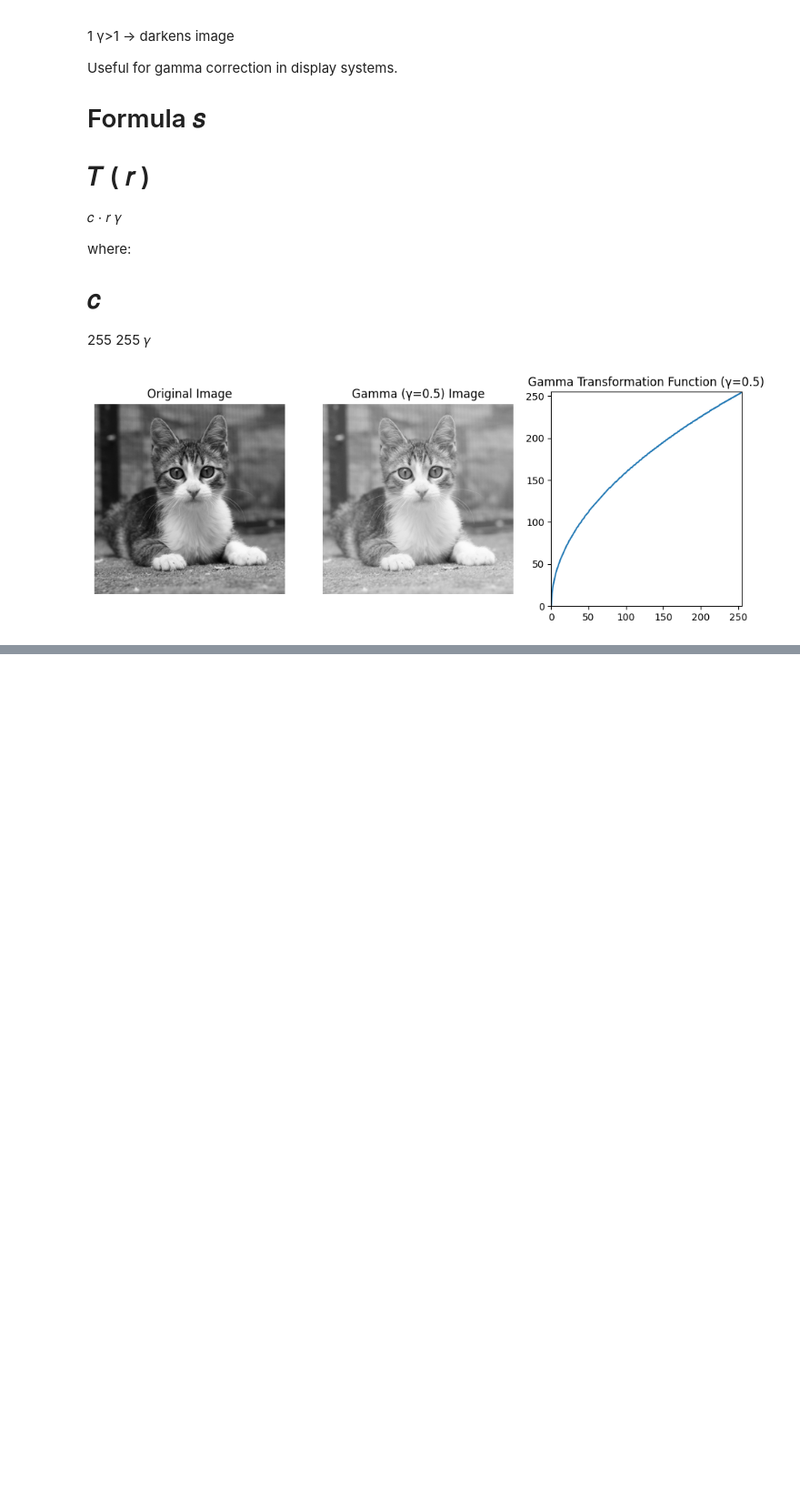
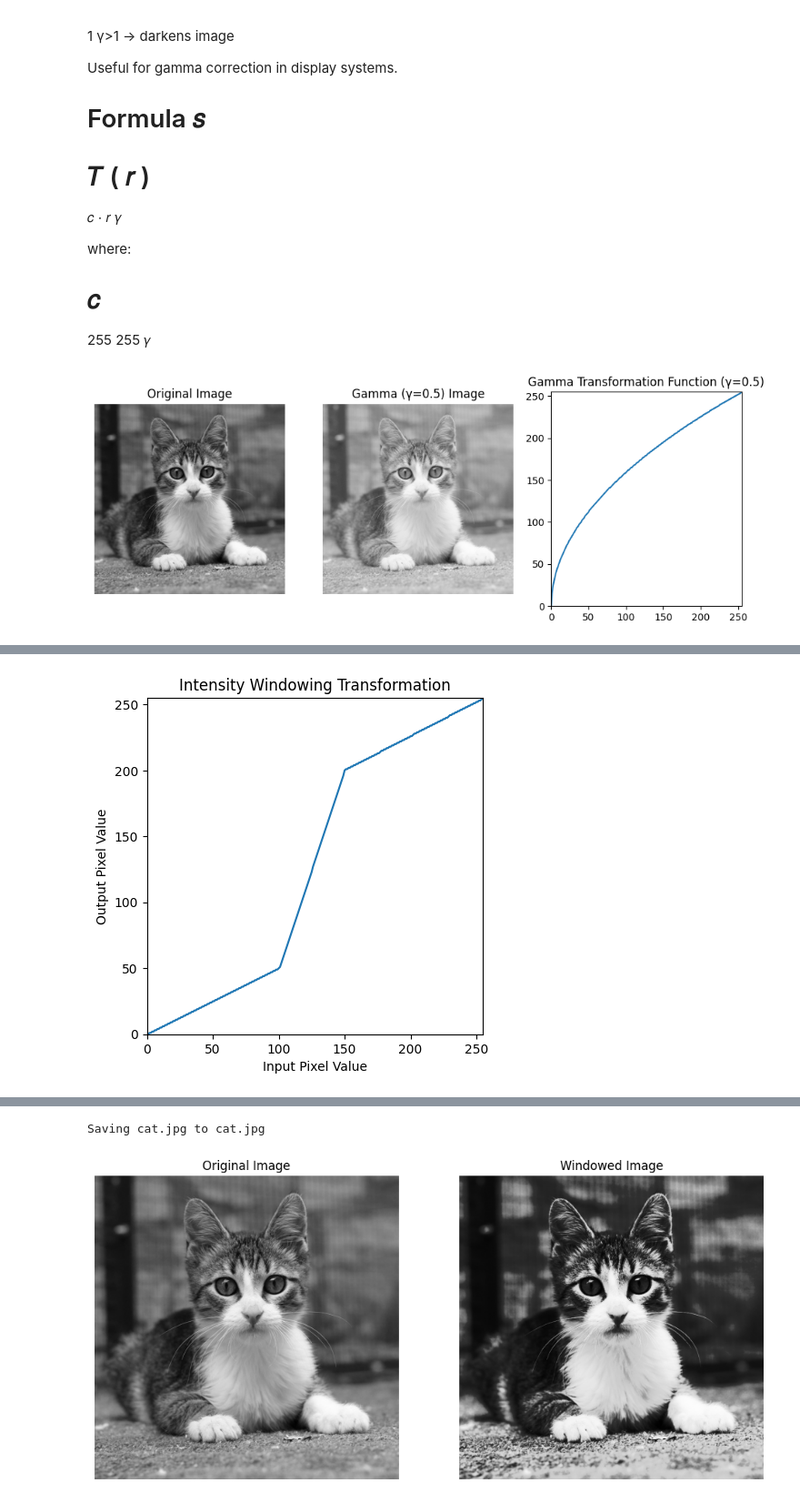
Before and after one commit to NadhaIrshad/In22-S5-EN3160---Image-Processing-and-Machine-Vision, a Jupyter notebook: Point_Operations.ipynb, the cells around one changed output, grey strips where cells are left out. Shown at 91% size. Drawn from its saved outputs; the diff is of its cells as text; code cells hidden in the pictures; blank space fills up the shorter version.

```diff
--- a/Point_Operations.ipynb
+++ b/Point_Operations.ipynb
@@ -342,0 +356,61 @@ plt.show()
+# %%
+# Intensity Windowing in Colab
+import cv2 as cv
+import numpy as np
+import matplotlib.pyplot as plt
+
+# --- Step 1: Define windowing parameters ---
+# Two control points: (input_value, output_value)
+c = np.array([(100, 50),   # Point 1
+              (150, 200)]) # Point 2
+
+# --- Step 2: Create transformation function ---
+# Segment 1: from 0 to c[0,0]
+t1 = np.linspace(0, c[0,1], c[0,0] + 1 - 0).astype('uint8')
+
+# Segment 2: from c[0,0] to c[1,0]
+t2 = np.linspace(c[0,1] + 1, c[1,1], c[1,0] - c[0,0]).astype('uint8')
+
+# Segment 3: from c[1,0] to 255
+t3 = np.linspace(c[1,1] + 1, 255, 255 - c[1,0]).astype('uint8')
+
+# Combine all into a single mapping table
+transform = np.concatenate((t1, t2), axis=0).astype('uint8')
+transform = np.concatenate((transform, t3), axis=0).astype('uint8')
+
+# --- Step 3: Plot the transformation curve ---
+fig, ax = plt.subplots()
+ax.plot(transform)
+ax.set_xlabel('Input Pixel Value')
+ax.set_ylabel('Output Pixel Value')
+ax.set_xlim(0, 255)
+ax.set_ylim(0, 255)
+ax.set_aspect('equal')
+ax.set_title('Intensity Windowing Transformation')
+plt.show()
+
+# --- Step 4: Load a grayscale image ---
+# Upload an image first if you don't have one
+from google.colab import files
+uploaded = files.upload()
+
+# Replace with the uploaded filename
+image_path = list(uploaded.keys())[0]
+img_orig = cv.imread(image_path, cv.IMREAD_GRAYSCALE)
+
+# --- Step 5: Apply windowing transformation ---
+image_transformed = cv.LUT(img_orig, transform)
+
+# --- Step 6: Display results ---
+fig, ax = plt.subplots(1, 2, figsize=(12, 6))
+ax[0].imshow(img_orig, cmap='gray', vmin=0, vmax=255)
+ax[0].set_title('Original Image')
+ax[0].axis('off')
+
+ax[1].imshow(image_transformed, cmap='gray', vmin=0, vmax=255)
+ax[1].set_title('Windowed Image')
+ax[1].axis('off')
+
+plt.show()
+# %% [output]
+[figure, added]
@@ -342,0 +418,2 @@ plt.show()
+Saving cat.jpg to cat.jpg
+[figure, added]
```
Also changed, not shown: parts of 10 cells of this notebook.
